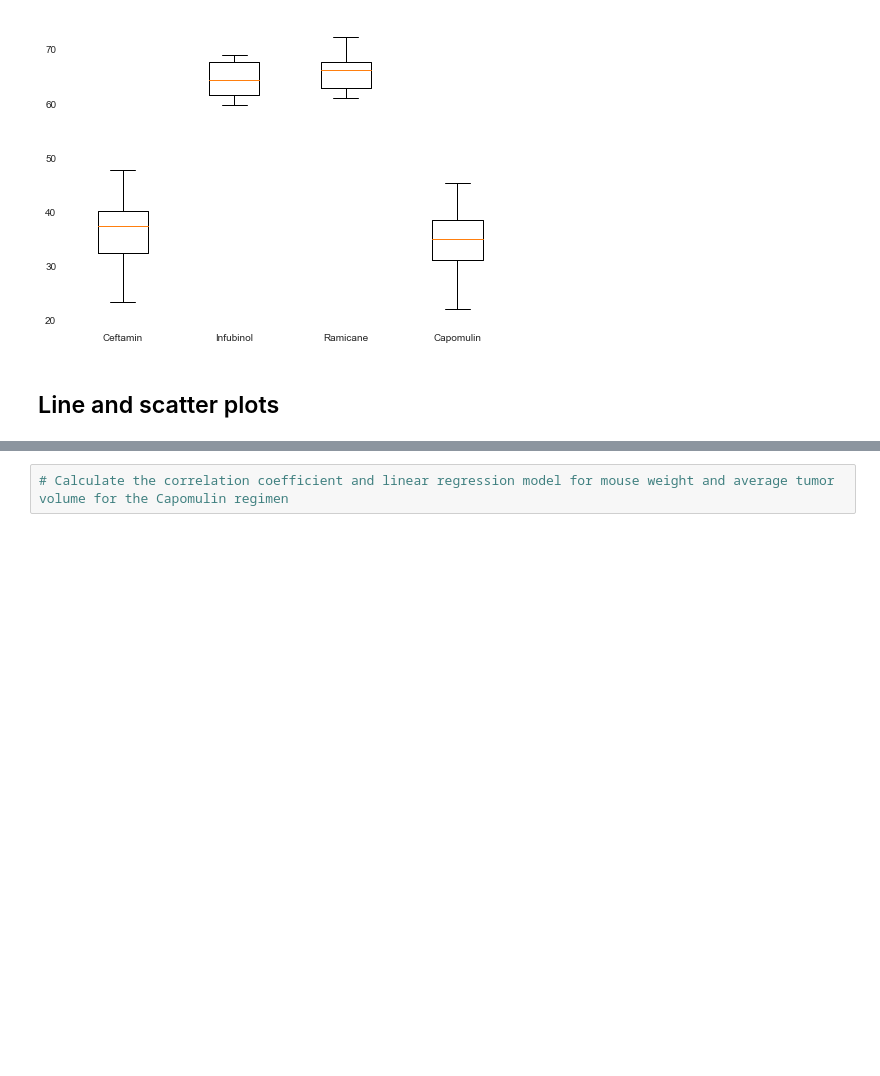
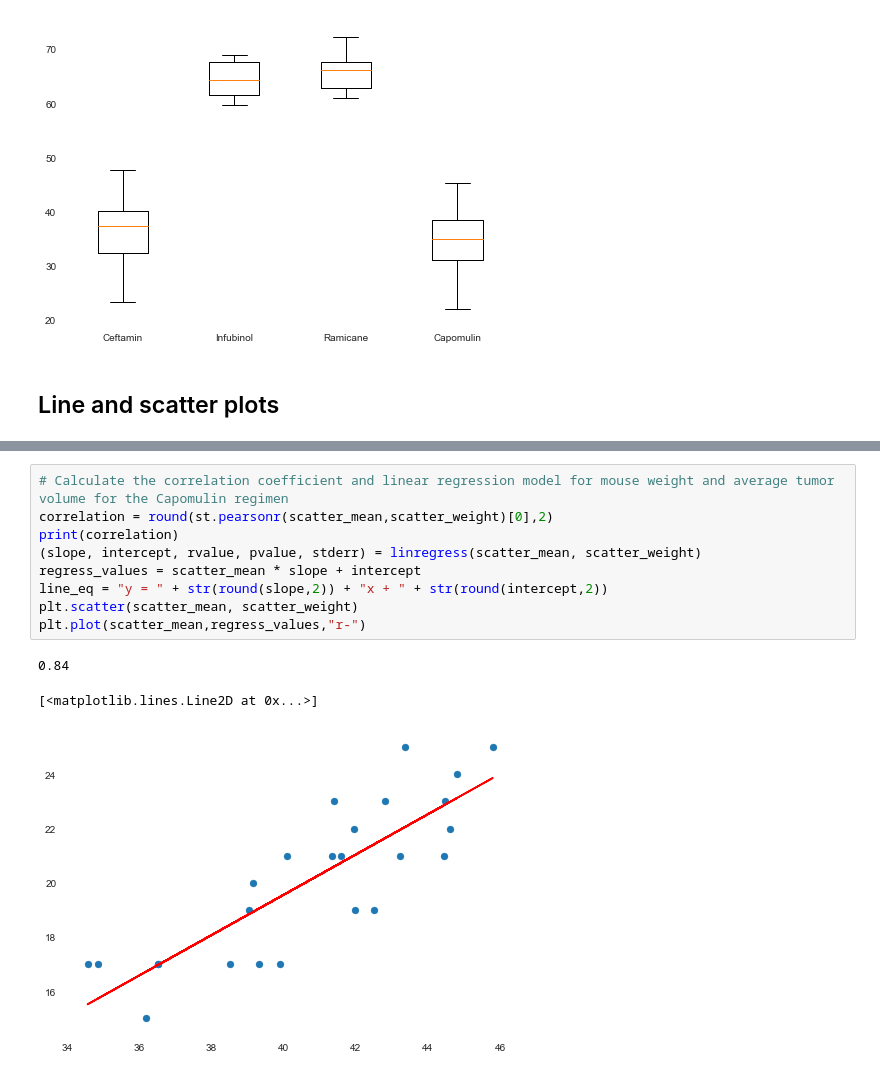
Before and after one commit to csestito116/matplotlib-challenge, a Jupyter notebook: Pymaceuticals/CSpymaceuticals.ipynb, the cells around one changed output, grey strips where cells are left out. Cells and saved outputs as stored; diff of their text form; blank space fills up the shorter version.

```diff
--- a/Pymaceuticals/CSpymaceuticals.ipynb
+++ b/Pymaceuticals/CSpymaceuticals.ipynb
@@ -207,2 +234,13 @@ plt.xticks([1,2,3,4], ['Ceftamin', 'Infubinol', 'Ramicane','Capomulin'])
 # %%
 # Calculate the correlation coefficient and linear regression model for mouse weight and average tumor volume for the Capomulin regimen
+correlation = round(st.pearsonr(scatter_mean,scatter_weight)[0],2)
+print(correlation)
+(slope, intercept, rvalue, pvalue, stderr) = linregress(scatter_mean, scatter_weight)
+regress_values = scatter_mean * slope + intercept
+line_eq = "y = " + str(round(slope,2)) + "x + " + str(round(intercept,2))
+plt.scatter(scatter_mean, scatter_weight)
+plt.plot(scatter_mean,regress_values,"r-")
+# %% [output]
+0.84
+[<matplotlib.lines.Line2D at 0x...>]
+[figure, added]
```
Also changed, not shown: parts of 6 cells of this notebook.
